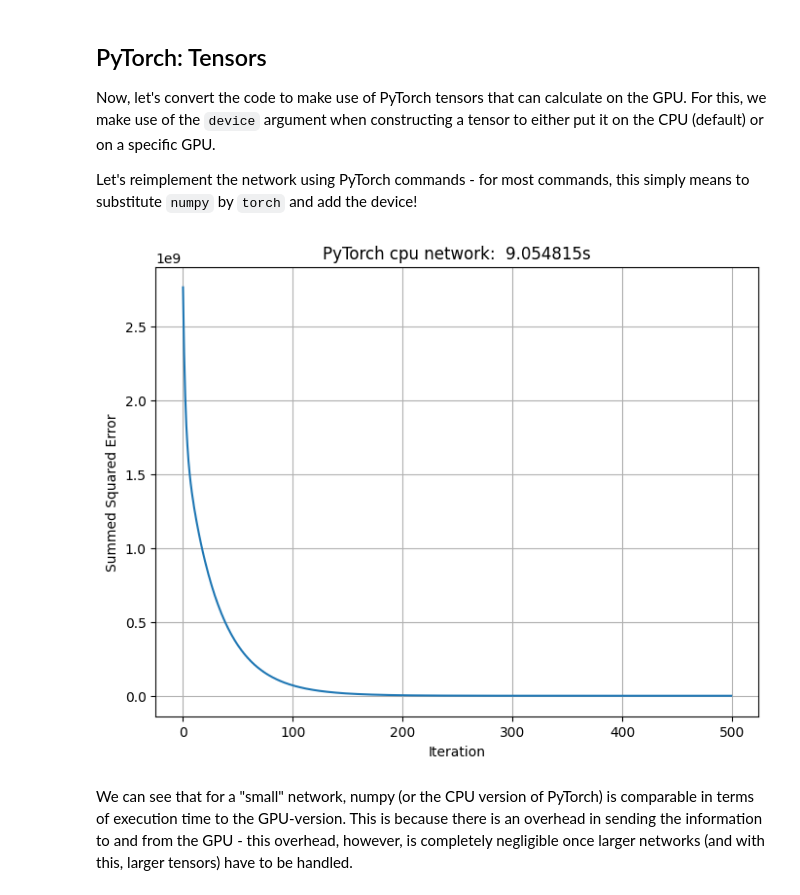
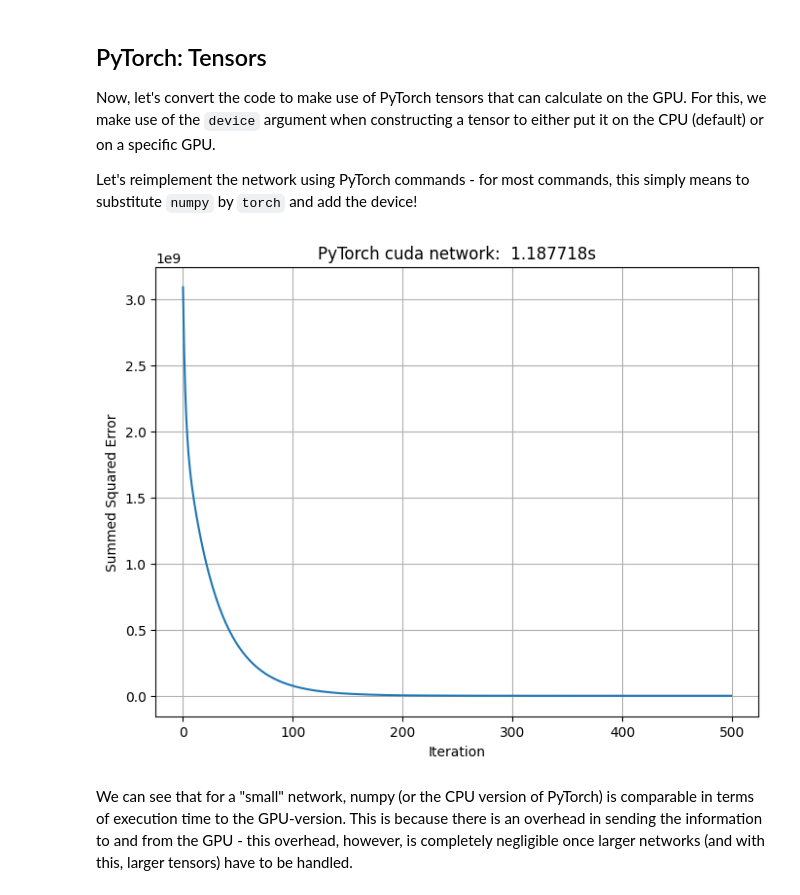
Before and after one commit to jshim0978/KU_NN, a Jupyter notebook: 2023020923_2023020928_C5/005_Neural_Networks_Pytorch_Intro_Class.ipynb, the cells around one changed output. Cells and saved outputs as stored; diff of their text form; code cells hidden in the pictures.

```diff
--- a/2023020923_2023020928_C5/005_Neural_Networks_Pytorch_Intro_Class.ipynb
+++ b/2023020923_2023020928_C5/005_Neural_Networks_Pytorch_Intro_Class.ipynb
@@ -92,11 +92,11 @@ Let's reimplement the network using PyTorch commands - for most commands, this s
 # %%
 #if (torch.has_cuda): # do this for automatic switching
 
-# doGPU=True
-# if (doGPU):
-#     device = torch.device('cuda')
-# else:
-device = torch.device('mpu')
+doGPU=True
+if (doGPU):
+    device = torch.device('cuda')
+else:
+    device = torch.device('cpu')
 
 start=time.time()
 # N is batch size; D_in is input dimension;
@@ -125,33 +125,33 @@ for it in range(max_iterations):
     y_pred = h_relu.mm(w2)
 
     # Compute and print loss; the loss is a scalar,
     # and is stored in a PyTorch Tensor
     # of shape (); we can get its value as a Python
     # number with loss.item().
     loss = (y_pred - y).pow(2).sum()
-    l2_errors[it] = loss.item()
+    l2_errors[it]=loss.item()
 
     # Backprop to compute gradients of w1 and w2 with respect to loss
     grad_y_pred = 2.0 * (y_pred - y)
     grad_w2 = h_relu.t().mm(grad_y_pred)
     grad_h_relu = grad_y_pred.mm(w2.t())
     grad_h = grad_h_relu.clone()
     grad_h[h < 0] = 0
     grad_w1 = x.t().mm(grad_h)
 
     # Update weights using gradient descent
     w1 -= learning_rate * grad_w1
     w2 -= learning_rate * grad_w2
 
 total_time = time.time()-start
 fig,ax = plt.subplots(figsize=(8,6))
 plt.plot(l2_errors)
 plt.xlabel('Iteration')
 plt.ylabel('Summed Squared Error')
 plt.title('PyTorch {0:} network: {1: 0.6f}s'.format(device,total_time))
 plt.grid()
 
 del w1, w2
 # %% [output]
-[figure, old version]
+[figure, new version]
 # %% [markdown]
```
Also changed, not shown: parts of 6 cells of this notebook, 5 other files.
